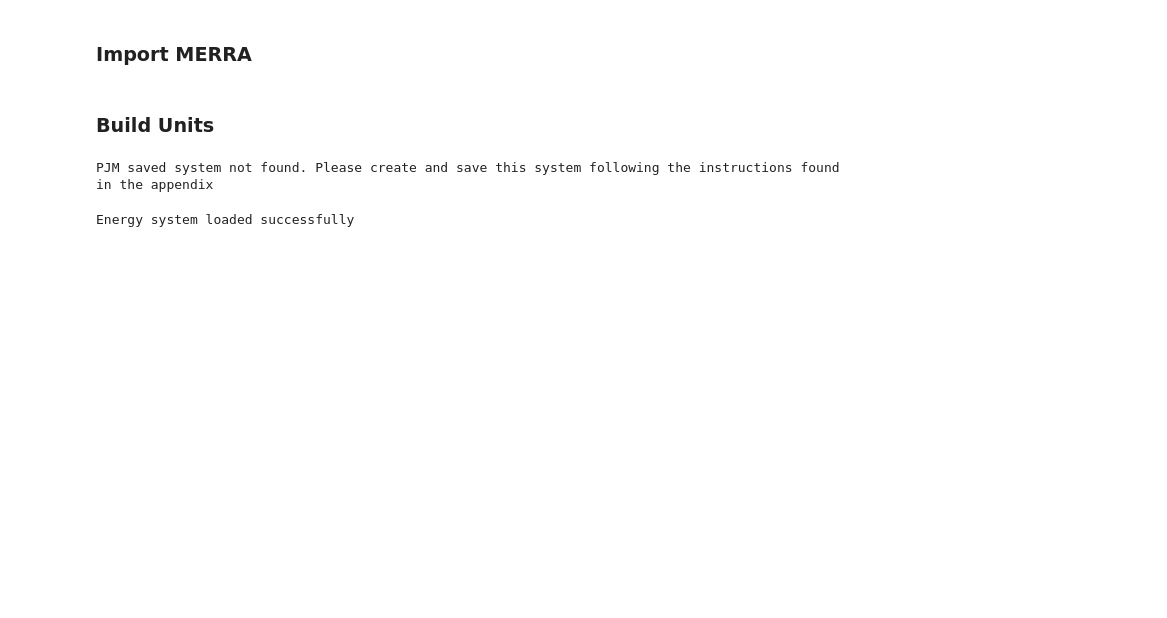
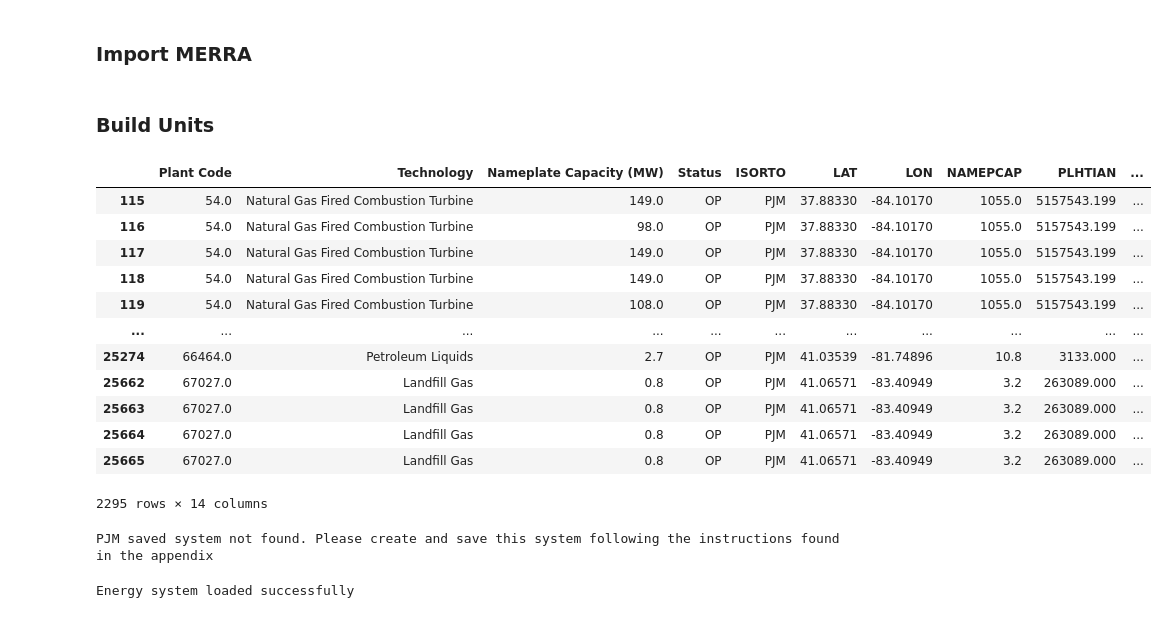
Before and after one commit to ijbd/assetra, a Jupyter notebook: examples/pjm_2023_test/pjm_test_preprocessing.ipynb, the cells around one changed output. Saved outputs shown, nothing was run; the diff lists cells and outputs as text; code cells hidden in the pictures; blank space fills up the shorter version.

```diff
--- a/examples/pjm_2023_test/pjm_test_preprocessing.ipynb
+++ b/examples/pjm_2023_test/pjm_test_preprocessing.ipynb
@@ -304,3 +371,11 @@ eia_860_storage_generators = load_eia_860_generators(
+# %%
+eia_860_thermal_generators = pd.read_csv(data_folder / "eia_860_thermal_generators.csv", index_col=0)
+eia_860_wind_generators = pd.read_csv(data_folder / "eia_860_wind_generators.csv", index_col=0)
+eia_860_solar_generators = pd.read_csv(data_folder / "eia_860_solar_generators.csv", index_col=0)
+eia_860_storage_generators = pd.read_csv(data_folder / "eia_860_storage_generators.csv", index_col=0)
+# %%
+#remove nan values from MC column
+eia_860_thermal_generators = eia_860_thermal_generators.dropna(subset=['MC'])
 # %% [markdown]
 ### Import MERRA
 # %%
@@ -384 +493,17 @@ def get_hourly_forced_outage_rate(hourly_temperature: xr.DataArray, technology:
+# %%
+eia_860_thermal_generators
+# %% [output]
+|  | Plant Code | Technology | Nameplate Capacity (MW) | Status | ISORTO | LAT | LON | NAMEPCAP | PLHTIAN | ... |
+| 115 | 54.0 | Natural Gas Fired Combustion Turbine | 149.0 | OP | PJM | 37.88330 | -84.10170 | 1055.0 | 5157543.199 | ... |
+| 116 | 54.0 | Natural Gas Fired Combustion Turbine | 98.0 | OP | PJM | 37.88330 | -84.10170 | 1055.0 | 5157543.199 | ... |
+| 117 | 54.0 | Natural Gas Fired Combustion Turbine | 149.0 | OP | PJM | 37.88330 | -84.10170 | 1055.0 | 5157543.199 | ... |
+| 118 | 54.0 | Natural Gas Fired Combustion Turbine | 149.0 | OP | PJM | 37.88330 | -84.10170 | 1055.0 | 5157543.199 | ... |
+| 119 | 54.0 | Natural Gas Fired Combustion Turbine | 108.0 | OP | PJM | 37.88330 | -84.10170 | 1055.0 | 5157543.199 | ... |
+| ... | ... | ... | ... | ... | ... | ... | ... | ... | ... | ... |
+| 25274 | 66464.0 | Petroleum Liquids | 2.7 | OP | PJM | 41.03539 | -81.74896 | 10.8 | 3133.000 | ... |
+| 25662 | 67027.0 | Landfill Gas | 0.8 | OP | PJM | 41.06571 | -83.40949 | 3.2 | 263089.000 | ... |
+| 25663 | 67027.0 | Landfill Gas | 0.8 | OP | PJM | 41.06571 | -83.40949 | 3.2 | 263089.000 | ... |
+| 25664 | 67027.0 | Landfill Gas | 0.8 | OP | PJM | 41.06571 | -83.40949 | 3.2 | 263089.000 | ... |
+| 25665 | 67027.0 | Landfill Gas | 0.8 | OP | PJM | 41.06571 | -83.40949 | 3.2 | 263089.000 | ... |
+2295 rows × 14 columns
 # %%
```
Also changed, not shown: parts of 14 cells of this notebook, 6 other files.
